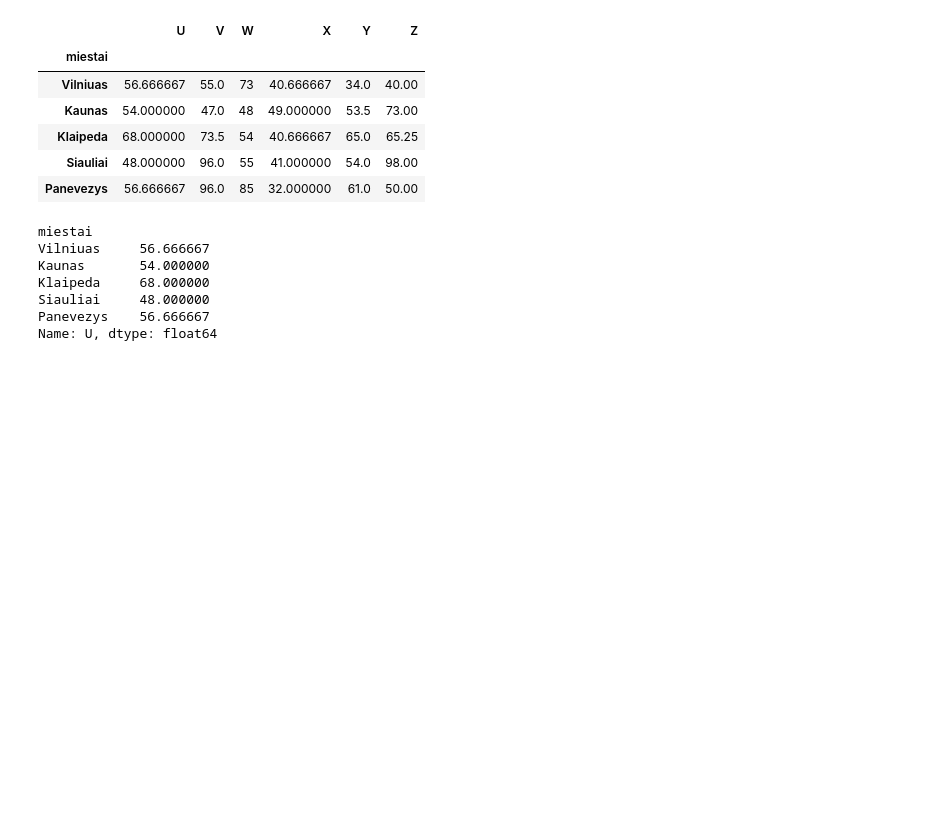
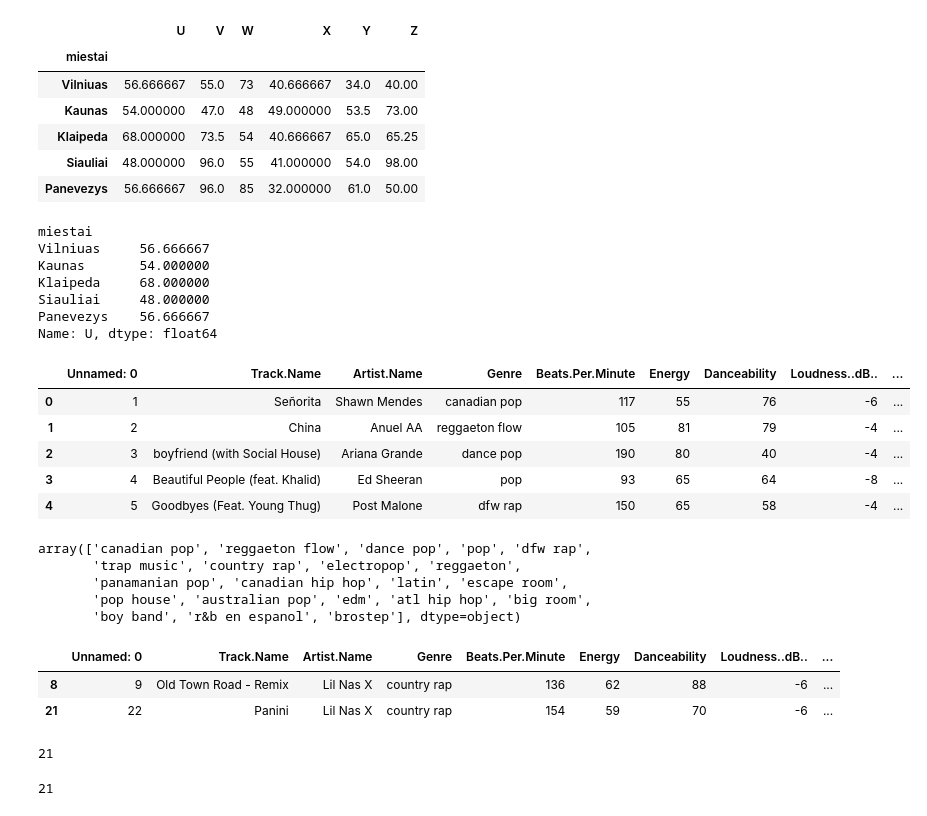
Before and after one commit to infohata/course-python-basic, a Jupyter notebook: PTU16_live/da_pandas.ipynb, the cells around one changed output. Saved outputs shown, nothing was run; the diff lists cells and outputs as text; code cells hidden in the pictures; blank space fills up the shorter version.

```diff
--- a/PTU16_live/da_pandas.ipynb
+++ b/PTU16_live/da_pandas.ipynb
@@ -381,3 +381,36 @@ Klaipeda     68.000000
 Siauliai     48.000000
 Panevezys    56.666667
 Name: U, dtype: float64
+# %%
+top = pd.read_csv('./top50.csv', encoding='ISO-8859-1')
+top.head()
+# %% [output]
+|  | Unnamed: 0 | Track.Name | Artist.Name | Genre | Beats.Per.Minute | Energy | Danceability | Loudness..dB.. | ... |
+| 0 | 1 | Señorita | Shawn Mendes | canadian pop | 117 | 55 | 76 | -6 | ... |
+| 1 | 2 | China | Anuel AA | reggaeton flow | 105 | 81 | 79 | -4 | ... |
+| 2 | 3 | boyfriend (with Social House) | Ariana Grande | dance pop | 190 | 80 | 40 | -4 | ... |
+| 3 | 4 | Beautiful People (feat. Khalid) | Ed Sheeran | pop | 93 | 65 | 64 | -8 | ... |
+| 4 | 5 | Goodbyes (Feat. Young Thug) | Post Malone | dfw rap | 150 | 65 | 58 | -4 | ... |
+# %%
+unique_genres = top['Genre'].unique()
+unique_genres
+# %% [output]
+array(['canadian pop', 'reggaeton flow', 'dance pop', 'pop', 'dfw rap',
+       'trap music', 'country rap', 'electropop', 'reggaeton',
+       'panamanian pop', 'canadian hip hop', 'latin', 'escape room',
+       'pop house', 'australian pop', 'edm', 'atl hip hop', 'big room',
+       'boy band', 'r&b en espanol', 'brostep'], dtype=object)
+# %%
+top[top['Genre']=='country rap']
+# %% [output]
+|  | Unnamed: 0 | Track.Name | Artist.Name | Genre | Beats.Per.Minute | Energy | Danceability | Loudness..dB.. | ... |
+| 8 | 9 | Old Town Road - Remix | Lil Nas X | country rap | 136 | 62 | 88 | -6 | ... |
+| 21 | 22 | Panini | Lil Nas X | country rap | 154 | 59 | 70 | -6 | ... |
+# %%
+top['Genre'].nunique()
+# %% [output]
+21
+# %%
+len(unique_genres)
+# %% [output]
+21
```
Also changed, not shown: parts of 21 cells of this notebook, 3 other files.
